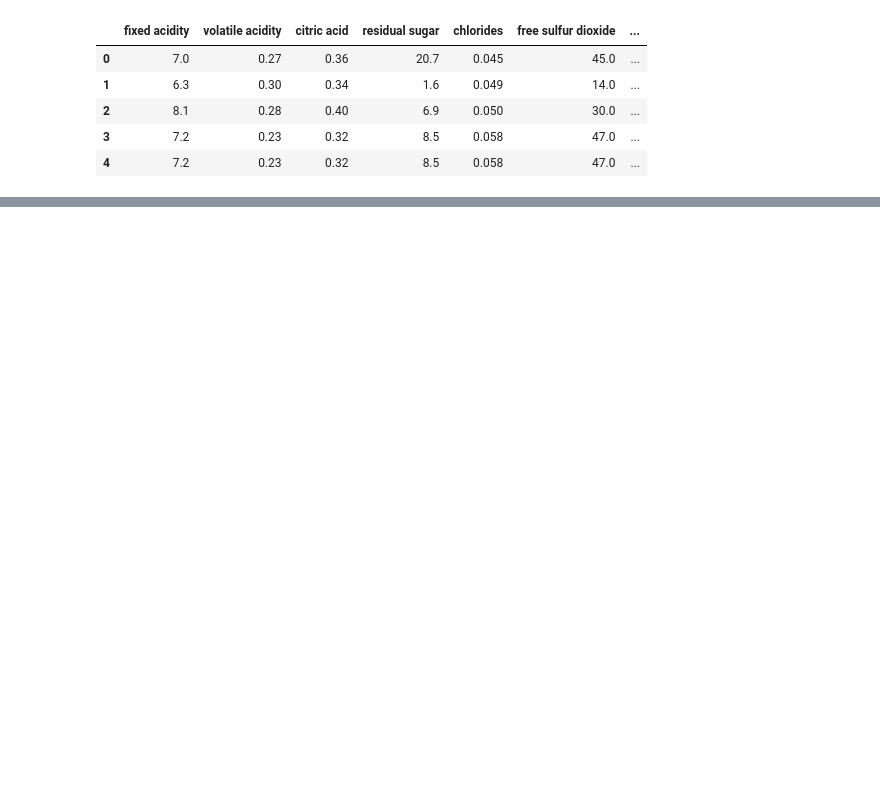
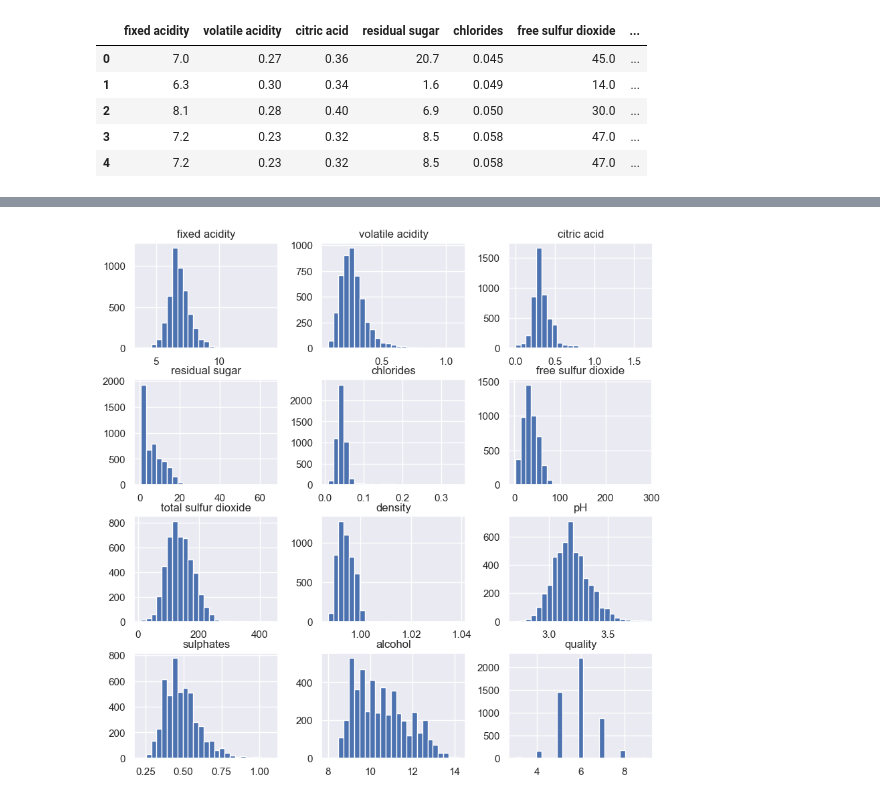
Before and after one commit to intendedsideeffects/Project-2, a Jupyter notebook: blueberry_winery.ipynb, the cells around one changed output, grey strips where cells are left out. Saved outputs shown, nothing was run; the diff lists cells and outputs as text; code cells hidden in the pictures; blank space fills up the shorter version.

```diff
--- a/blueberry_winery.ipynb
+++ b/blueberry_winery.ipynb
@@ -59,0 +46,6 @@ dfr.tail(3)
+# %%
+dfw.hist(bins=25,figsize=(10,10))
+# display histogram
+plt.show()
+# %% [output]
+[figure, added]
```
Also changed, not shown: parts of 9 cells of this notebook, 3 other files.
